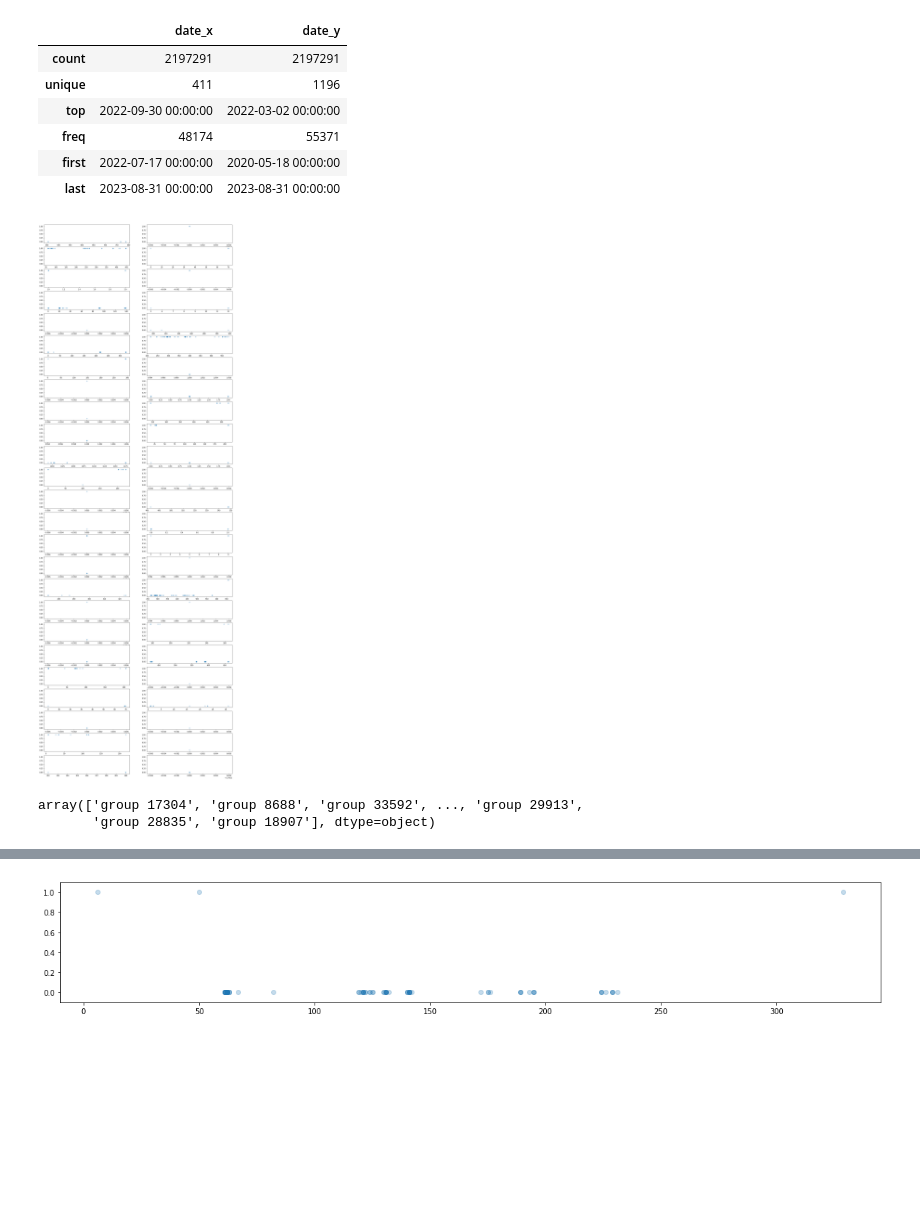
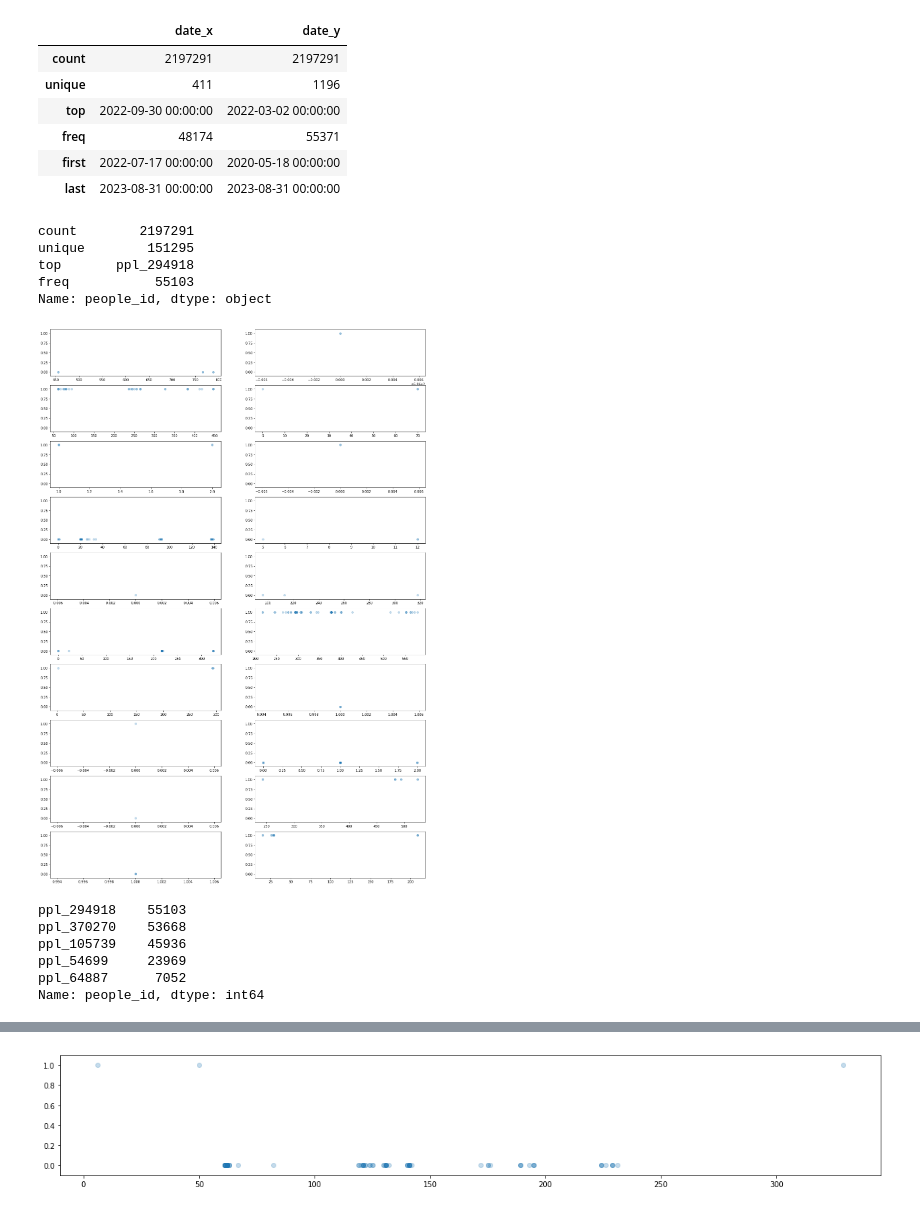
Before and after one commit to sooooner/dss_team_project_ML, a Jupyter notebook: red_hat/sooner.ipynb, the cells around one changed output, grey strips where cells are left out. Saved outputs shown, nothing was run; the diff lists cells and outputs as text; code cells hidden in the pictures; blank space fills up the shorter version.

```diff
--- a/red_hat/sooner.ipynb
+++ b/red_hat/sooner.ipynb
@@ -33,3 +33,5 @@ A value is trying to be set on a copy of a slice from a DataFrame
 
 See the caveats in the documentation: http://pandas.pydata.org/pandas-docs/stable/indexing.html#indexing-view-versus-copy
   self._setitem_with_indexer(indexer, value)
+# %%
+df_merge = df_merge.replace('ppl_', '', regex=True).apply(pd.to_numeric, errors='ignore')
@@ -36,3 +40,5 @@ See the caveats in the documentation: http://pandas.pydata.org/pandas-docs/stabl
+# %%
+df_merge = df_merge.replace('group ', '', regex=True).apply(pd.to_numeric, errors='ignore')
 # %%
 df_merge = df_merge.replace('type ', '', regex=True).apply(pd.to_numeric, errors='ignore')
 # %% [markdown]
@@ -141,18 +138,31 @@ df_merge[['date_x', 'date_y']].describe()
 | freq | 48174 | 55371 |
 | first | 2022-07-17 00:00:00 | 2020-05-18 00:00:00 |
 | last | 2023-08-31 00:00:00 | 2023-08-31 00:00:00 |
+# %%
+df_merge.people_id.describe()
+# %% [output]
+count        2197291
+unique        151295
+top       ppl_294918
+freq           55103
+Name: people_id, dtype: object
 # %%
-plt.figure(figsize=(20,60))
-for i, ppl in enumerate(df_merge.people_id.unique()[:50]):
-    plt.subplot(25,2,i+1)
+# ppl 별 구매 경향
+plt.figure(figsize=(20,30))
+for i, ppl in enumerate(df_merge.people_id.unique()[:20]):
+    plt.subplot(10,2,i+1)
     plt.scatter(df_merge[df_merge.people_id == '{}'.format(ppl)]['Past days'], \
                 df_merge[df_merge.people_id == '{}'.format(ppl)].outcome, alpha = 0.25)
     plt.ylim(-0.1,1.1)
 plt.show()
 # %% [output]
-[figure, old version]
+[figure, new version]
-# %%
-df_merge.group_1.unique()
-# %% [output]
-array(['group 17304', 'group 8688', 'group 33592', ..., 'group 29913',
-       'group 28835', 'group 18907'], dtype=object)
+# %%
+df_merge.people_id.value_counts().head()
+# %% [output]
+ppl_294918    55103
+ppl_370270    53668
+ppl_105739    45936
+ppl_54699     23969
+ppl_64887      7052
+Name: people_id, dtype: int64
```
Also changed, not shown: parts of 7 cells of this notebook.
